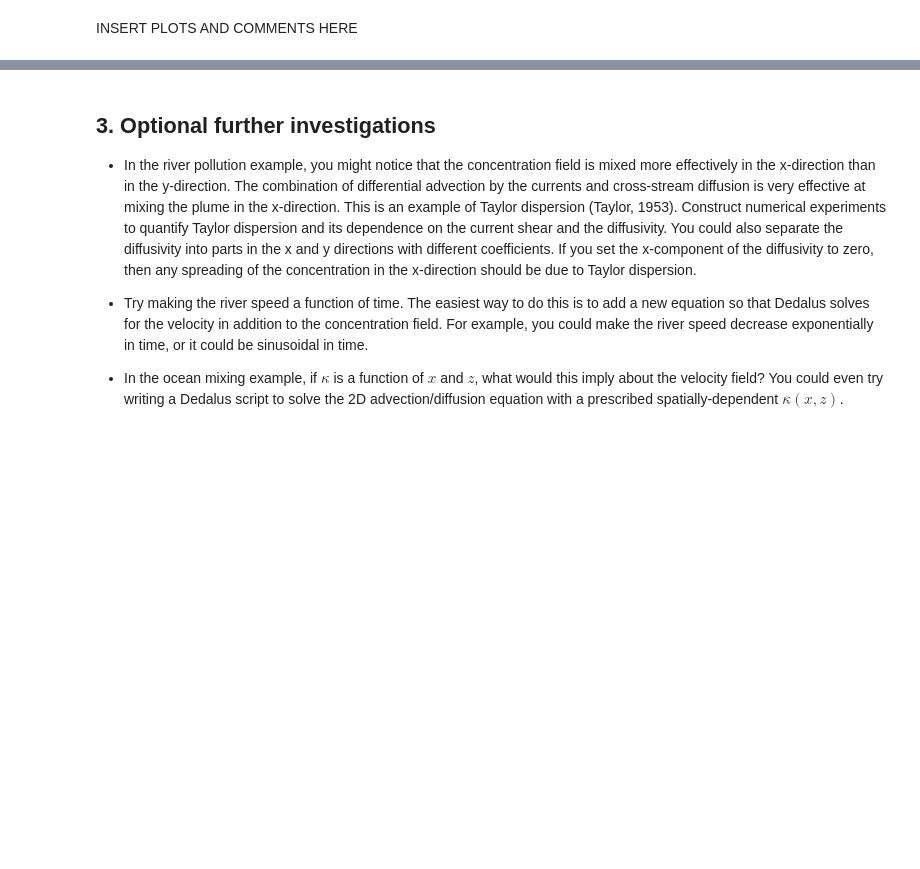
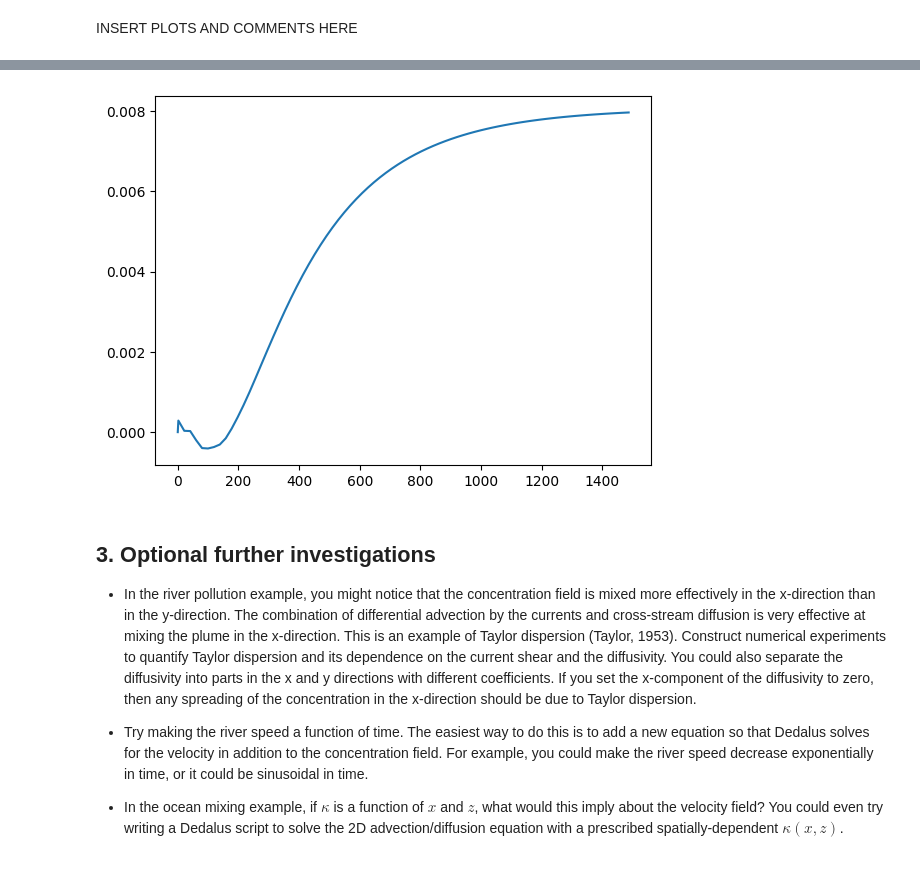
Before and after one commit to meganlouiseedwards/QCES, a Jupyter notebook: Project2_transport.ipynb, the cells around one changed output, grey strips where cells are left out. Saved outputs shown, nothing was run; the diff lists cells and outputs as text; code cells hidden in the pictures; blank space fills up the shorter version.

```diff
--- a/Project2_transport.ipynb
+++ b/Project2_transport.ipynb
@@ -716,3 +870,11 @@ INSERT PLOTS AND COMMENTS HERE
+# %%
+plt.figure()
+
+plt.plot(t_save,c_save[:,50,-1])
+
+plt.show()
+# %% [output]
+[figure, added]
 # %% [markdown]
 ## 3. Optional further investigations
 
```
Also changed, not shown: parts of 12 cells of this notebook.
